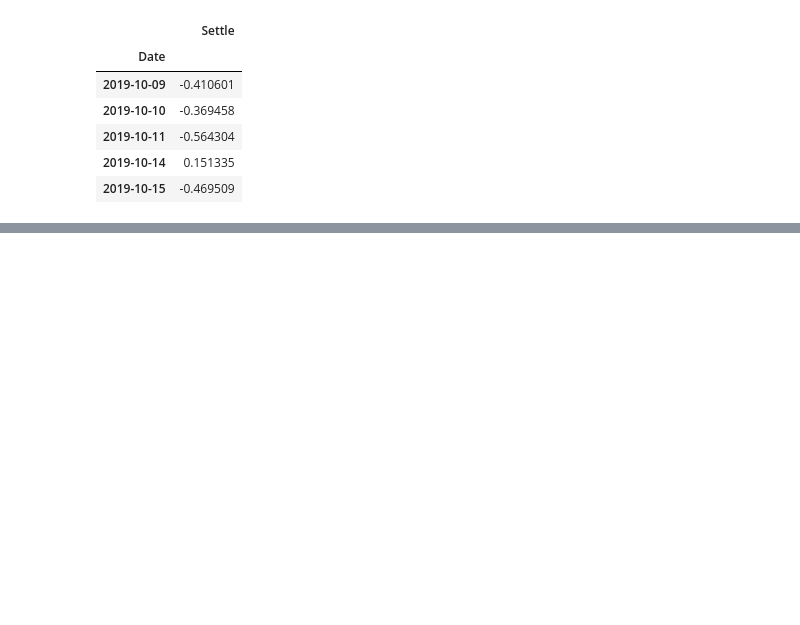
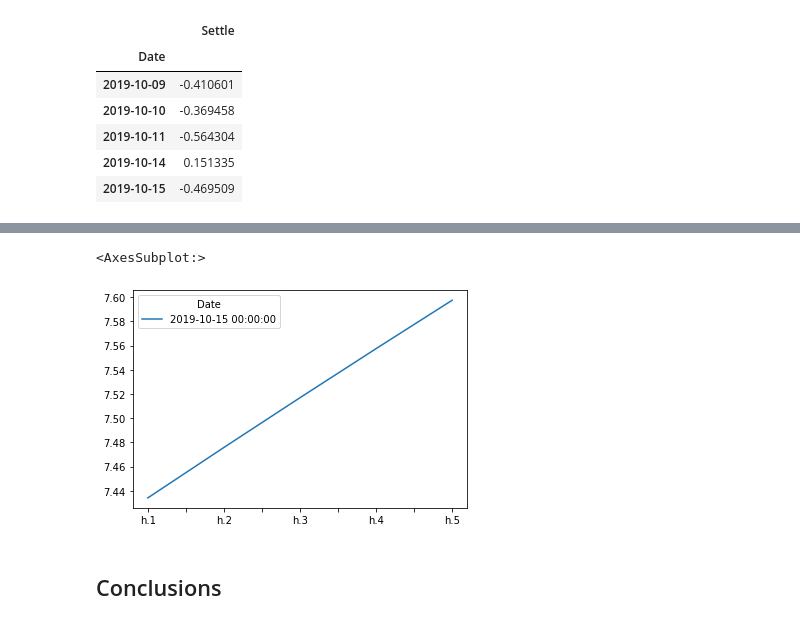
Before and after one commit to palma-javier-1997/Time_Series_Homework, a Jupyter notebook: time_series_analysis.ipynb, the cells around one changed output, grey strips where cells are left out. Saved outputs shown, nothing was run; the diff lists cells and outputs as text; code cells hidden in the pictures; blank space fills up the shorter version.

```diff
--- a/time_series_analysis.ipynb
+++ b/time_series_analysis.ipynb
@@ -104,0 +222,8 @@ import statsmodels.api as sm
+# %%
+from arch import arch_model
+
+# Estimate using GARCH model
+model_3 = arch_model(returns, mean="Zero", vol="GARCH", p=2, q=1)
+
+# Fit the model
+results_3 = model_3.fit(disp = 'off')
@@ -104,0 +256,6 @@ import statsmodels.api as sm
+# %%
+# Create 5 day forecast of volatility
+forecast_horizon = 5
+
+forecasts = results_3.forecast(start='2019-10-15', horizon=forecast_horizon)
+forecasts
@@ -104,0 +273,4 @@ import statsmodels.api as sm
+# %%
+# Annualize the forecast
+intermediate = np.sqrt(forecasts.variance.dropna() * 252)
+intermediate.head()
@@ -104,0 +281,3 @@ import statsmodels.api as sm
+# %%
+final = intermediate.dropna().T
+final.head()
@@ -104,0 +291,7 @@ import statsmodels.api as sm
+# %%
+final.plot()
+# %% [output]
+<AxesSubplot:>
+[figure, added]
+# %% [markdown]
+## Conclusions
```
Also changed, not shown: parts of 14 cells of this notebook.
